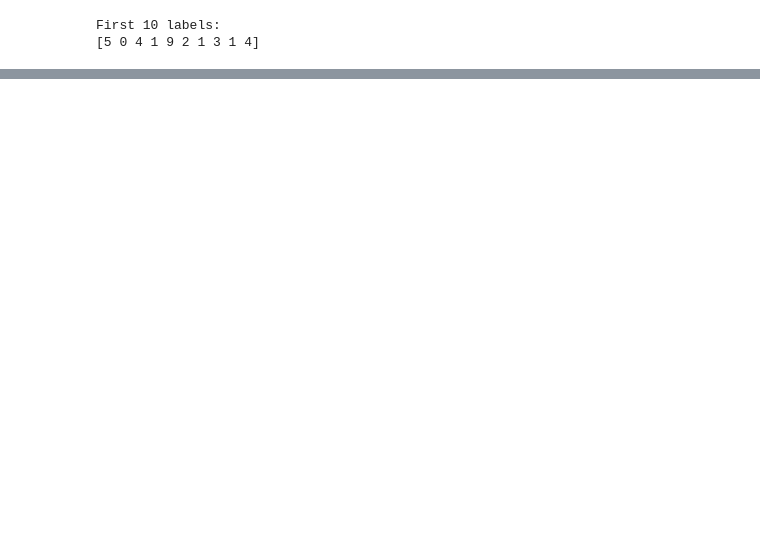
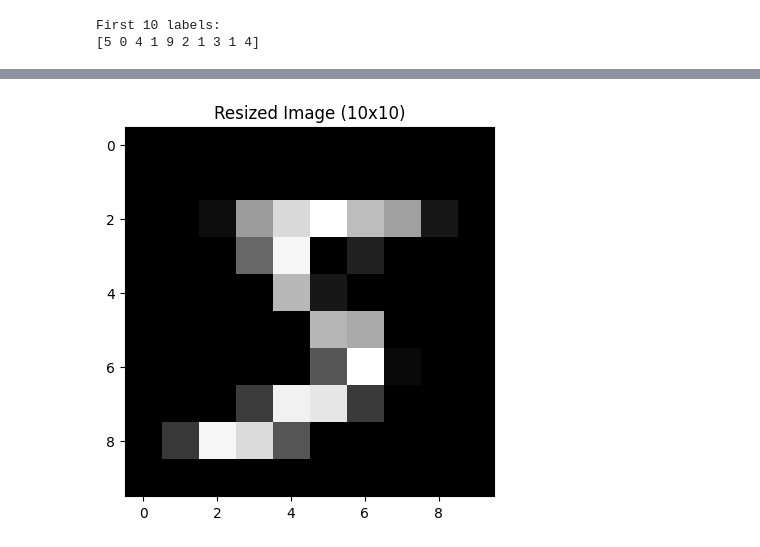
Before and after one commit to rexarsh/BigDataMnist, a Jupyter notebook: bigdata1.ipynb, the cells around one changed output, grey strips where cells are left out. Saved outputs shown, nothing was run; the diff lists cells and outputs as text; code cells hidden in the pictures; blank space fills up the shorter version.

```diff
--- a/bigdata1.ipynb
+++ b/bigdata1.ipynb
@@ -95,0 +92,9 @@ warning: You appear to have cloned an empty repository.
+# %%
+img = x_train[0]
+resized = cv2.resize(img, (10, 10))
+
+plt.imshow(resized, cmap='gray')
+plt.title("Resized Image (10x10)")
+plt.show()
+# %% [output]
+[figure, added]
```
Also changed, not shown: parts of 9 cells of this notebook.
